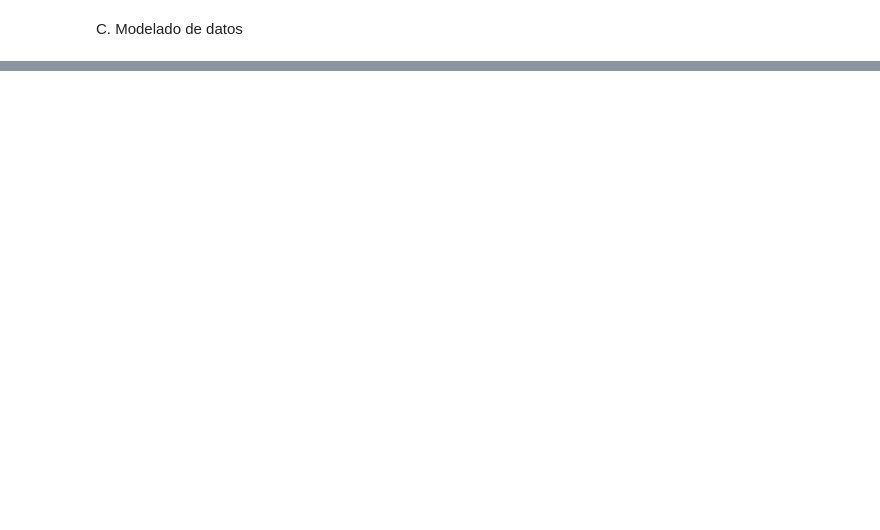
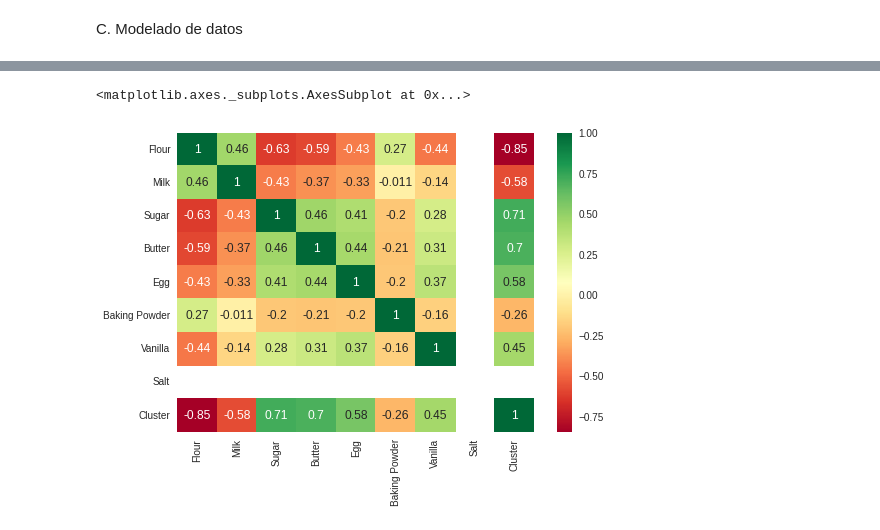
Before and after one commit to eliasalemann/UNI, a Jupyter notebook: EX3.ipynb, the cells around one changed output, grey strips where cells are left out. Cells and saved outputs as stored; diff of their text form; code cells hidden in the pictures; blank space fills up the shorter version.

```diff
--- a/EX3.ipynb
+++ b/EX3.ipynb
@@ -168,0 +90,24 @@ plot_model(modelo_final, plot = 'feature_all')
+# %%
+#Importando la libreria de clasificacion
+from pycaret.clustering import *
+
+#Definicion del modelo
+set_up = setup(df,
+      ignore_features = ['Salt','Vanilla','Baking Powder'],  #Se elimina por la falta de varianza o por ser categorica
+      numeric_features = ['Flour',  'Milk', 'Sugar',    'Butter',   'Egg'],  #Se modelara como una variable continua
+      categorical_features = [],
+      normalize = True,
+      silent = True)
+
+#Utilizando K-means con 2 clusters
+KM = create_model('kmeans', num_clusters= 2)
+
+#Agregando clusteres a los datos
+df1 = assign_model(KM)
+
+#Convirtiendo Cluster de texto a numerica
+from sklearn.preprocessing import LabelEncoder
+label_encoder = LabelEncoder()
+df1['Cluster'] = label_encoder.fit_transform(df1['Cluster'])
+
+df1.head()
@@ -168,0 +141,7 @@ plot_model(modelo_final, plot = 'feature_all')
+# %%
+##Analisis correlacional numerico
+import seaborn as sb
+sb.heatmap(df1.corr(), annot=df1.corr(), cmap = 'RdYlGn')
+# %% [output]
+<matplotlib.axes._subplots.AxesSubplot at 0x...>
+[figure, added]
```
Also changed, not shown: parts of 16 cells of this notebook.
